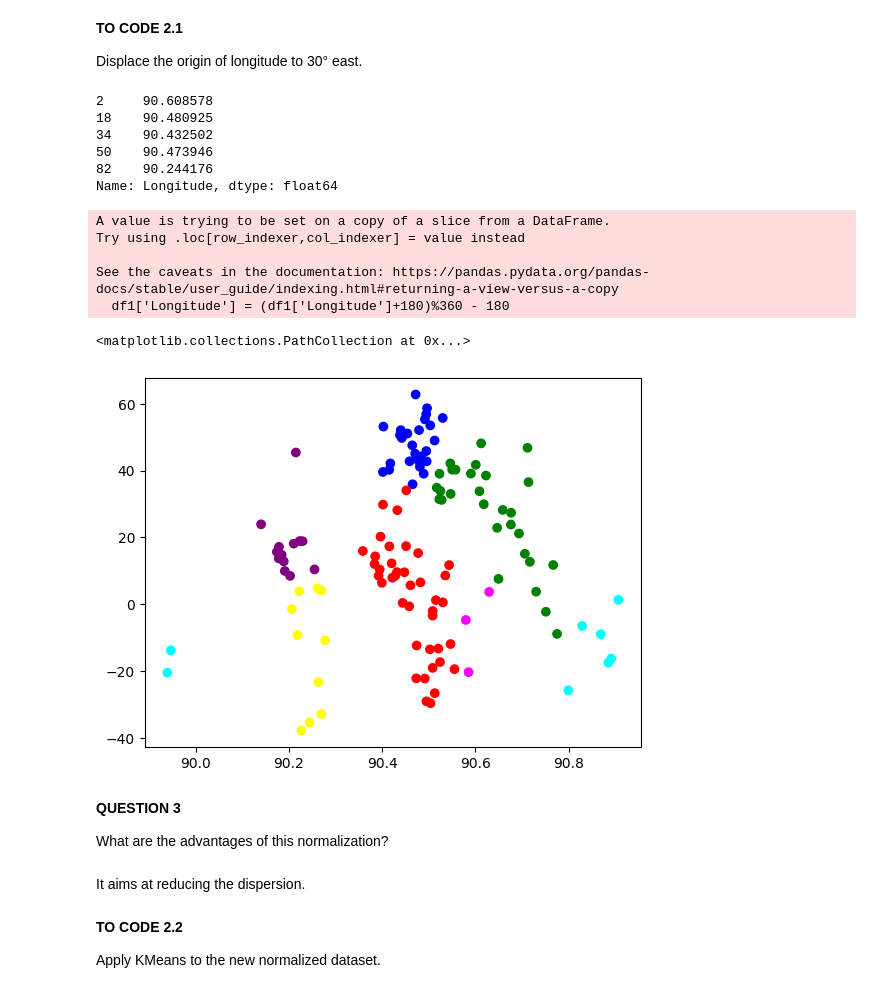
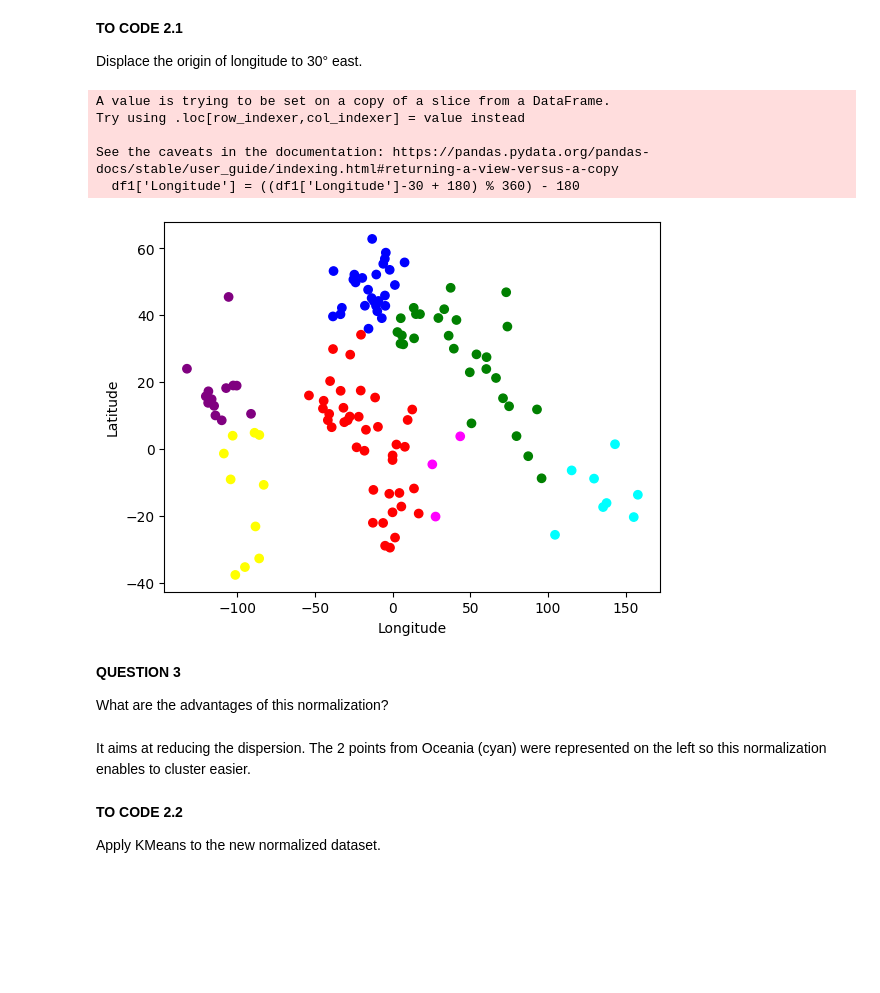
Before and after one commit to BALAKUMARKalai/TP_ML, a Jupyter notebook: TP1_Clustering.ipynb, the cells around one changed output. Drawn from its saved outputs; the diff is of its cells as text; code cells hidden in the pictures; blank space fills up the shorter version.

```diff
--- a/TP1_Clustering.ipynb
+++ b/TP1_Clustering.ipynb
@@ -138,39 +137,40 @@ The main problem with the mercator representation is the high variance for featu
 
 Displace the origin of longitude to 30° east.
 # %%
-np1_shift = np1 - 30
-df1['Longitude'] = (df1['Longitude']+180)%360 - 180
-print(df1['Longitude'][:5])
+# Recentrer les longitudes sur [-180, 180] puis décaler de 30°
+df1['Longitude'] = ((df1['Longitude']-30 + 180) % 360) - 180
 
+
+# Extraire X, Y
 df_X = df1[['Longitude', 'Latitude']]
-df_Status = df1[['Continent']]
-
-df_Y = df_Status.replace(['Africa', 'Asia', 'Europe', 'North America', 'South America', 'Seven seas', 'Oceania'], [0, 1, 2, 3, 4, 5, 6])
-np_Y = df_Y.to_numpy()
-np_Y = np_Y.reshape((np_Y.shape[0]))
+df_Y = df1['Continent'].replace(
+    ['Africa', 'Asia', 'Europe', 'North America', 'South America', 'Seven seas', 'Oceania'],
+    [0, 1, 2, 3, 4, 5, 6]
+).to_numpy()
 
 np1 = df_X.to_numpy()
-plt.scatter(np1[:,0], np1[:,1], c=np_Y, cmap=matplotlib.colors.ListedColormap(['red', 'green', 'blue', 'purple', 'yellow', 'magenta', 'cyan']))
+
+plt.scatter(df1['Longitude'], df1['Latitude'],
+            c=df_Y,
+            cmap=matplotlib.colors.ListedColormap(
+                ['red','green','blue','purple','yellow','magenta','cyan'])
+           )
+plt.xlabel("Longitude")
+plt.ylabel("Latitude")
+plt.show()
 # %% [output]
-2     90.608578
-18    90.480925
-34    90.432502
-50    90.473946
-82    90.244176
-Name: Longitude, dtype: float64
+A value is trying to be set on a copy of a slice from a DataFrame.
+Try using .loc[row_indexer,col_indexer] = value instead
+
+See the caveats in the documentation: https://pandas.pydata.org/pandas-docs/stable/user_guide/indexing.html#returning-a-view-versus-a-copy
+  df1['Longitude'] = ((df1['Longitude']-30 + 180) % 360) - 180
-A value is trying to be set on a copy of a slice from a DataFrame.
-Try using .loc[row_indexer,col_indexer] = value instead
-
-See the caveats in the documentation: https://pandas.pydata.org/pandas-docs/stable/user_guide/indexing.html#returning-a-view-versus-a-copy
-  df1['Longitude'] = (df1['Longitude']+180)%360 - 180
-<matplotlib.collections.PathCollection at 0x...>
-[figure, old version]
+[figure, new version]
 # %% [markdown]
 **QUESTION 3**
 
 What are the advantages of this normalization?
-# %% [markdown]
-It aims at reducing the dispersion.
+# %% [markdown]
+It aims at reducing the dispersion. The 2 points from Oceania (cyan) were represented on the left so this normalization enables to cluster easier.
 # %% [markdown]
 **TO CODE 2.2**
 
```
Also changed, not shown: parts of 22 cells of this notebook.
